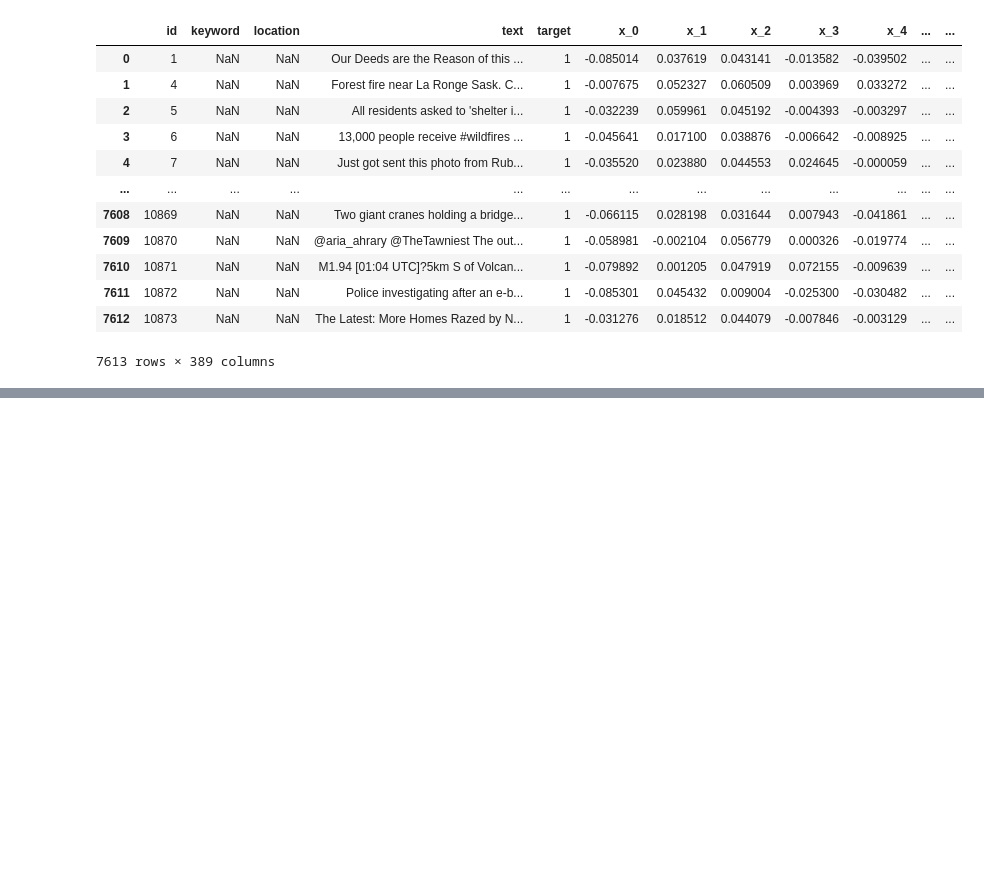
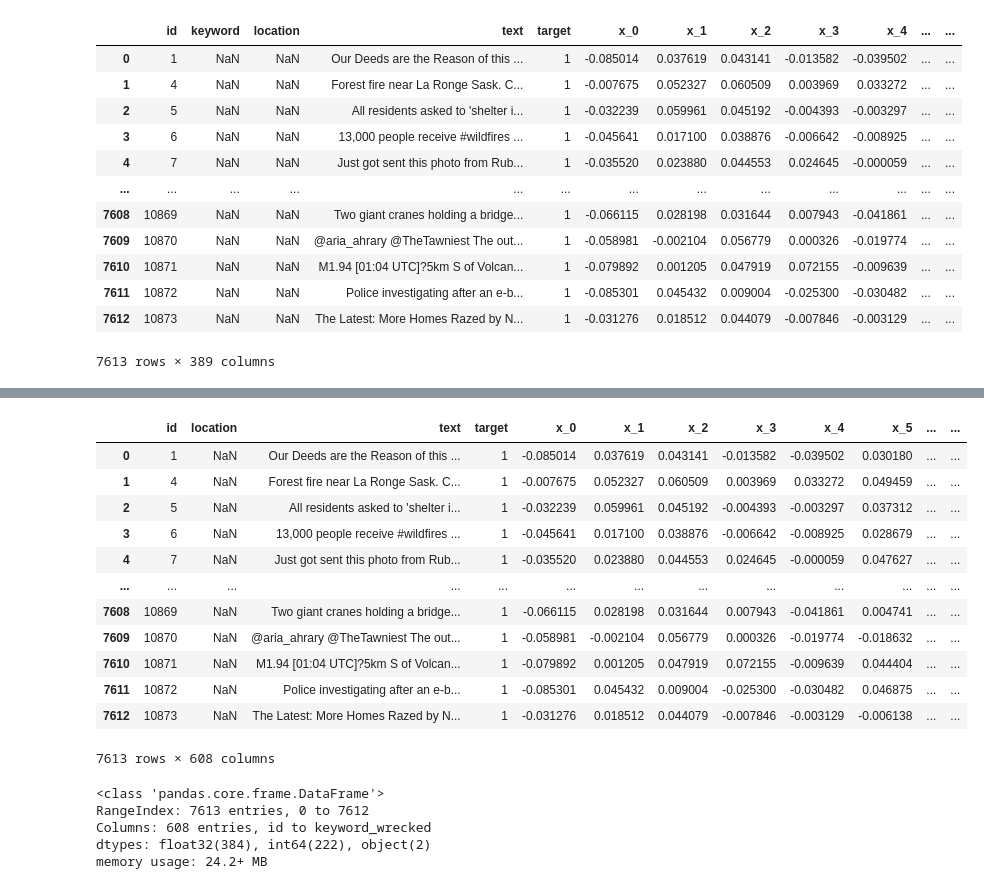
Before and after one commit to celienbonhomme/ml_project, a Jupyter notebook: src/main.ipynb, the cells around one changed output, grey strips where cells are left out. Saved outputs shown, nothing was run; the diff lists cells and outputs as text; code cells hidden in the pictures; blank space fills up the shorter version.

Commit message:
adding first preprocessing of data

```diff
--- a/src/main.ipynb
+++ b/src/main.ipynb
@@ -44,7 +44,7 @@ from sentence_transformers import SentenceTransformer
 # intfloat/e5-small-v2 or intfloat/e5-base-v2 or intfloat/e5-large-v2
 model = SentenceTransformer("intfloat/e5-small-v2")
 # %%
-embeddings = model.encode(data['text'], normalize_embeddings=True, show_progress_bar=True, device='cuda')
+embeddings = model.encode(data['text'], normalize_embeddings=True, show_progress_bar=True)
 # %%
 nb_comp = len(embeddings[0])
 nb_data = len(embeddings)
@@ -72,0 +115,28 @@ data
+# %%
+columns = ['keyword']
+data1 = pd.get_dummies(data, columns=columns, drop_first=True)
+data1.replace({False: 0, True: 1}, inplace=True)
+# %%
+data1
+# %% [output]
+|  | id | location | text | target | x_0 | x_1 | x_2 | x_3 | x_4 | x_5 | ... | ... |
+| 0 | 1 | NaN | Our Deeds are the Reason of this ... | 1 | -0.085014 | 0.037619 | 0.043141 | -0.013582 | -0.039502 | 0.030180 | ... | ... |
+| 1 | 4 | NaN | Forest fire near La Ronge Sask. C... | 1 | -0.007675 | 0.052327 | 0.060509 | 0.003969 | 0.033272 | 0.049459 | ... | ... |
+| 2 | 5 | NaN | All residents asked to 'shelter i... | 1 | -0.032239 | 0.059961 | 0.045192 | -0.004393 | -0.003297 | 0.037312 | ... | ... |
+| 3 | 6 | NaN | 13,000 people receive #wildfires ... | 1 | -0.045641 | 0.017100 | 0.038876 | -0.006642 | -0.008925 | 0.028679 | ... | ... |
+| 4 | 7 | NaN | Just got sent this photo from Rub... | 1 | -0.035520 | 0.023880 | 0.044553 | 0.024645 | -0.000059 | 0.047627 | ... | ... |
+| ... | ... | ... | ... | ... | ... | ... | ... | ... | ... | ... | ... | ... |
+| 7608 | 10869 | NaN | Two giant cranes holding a bridge... | 1 | -0.066115 | 0.028198 | 0.031644 | 0.007943 | -0.041861 | 0.004741 | ... | ... |
+| 7609 | 10870 | NaN | @aria_ahrary @TheTawniest The out... | 1 | -0.058981 | -0.002104 | 0.056779 | 0.000326 | -0.019774 | -0.018632 | ... | ... |
+| 7610 | 10871 | NaN | M1.94 [01:04 UTC]?5km S of Volcan... | 1 | -0.079892 | 0.001205 | 0.047919 | 0.072155 | -0.009639 | 0.044404 | ... | ... |
+| 7611 | 10872 | NaN | Police investigating after an e-b... | 1 | -0.085301 | 0.045432 | 0.009004 | -0.025300 | -0.030482 | 0.046875 | ... | ... |
+| 7612 | 10873 | NaN | The Latest: More Homes Razed by N... | 1 | -0.031276 | 0.018512 | 0.044079 | -0.007846 | -0.003129 | -0.006138 | ... | ... |
+7613 rows × 608 columns
+# %%
+data1.info()
+# %% [output]
+<class 'pandas.core.frame.DataFrame'>
+RangeIndex: 7613 entries, 0 to 7612
+Columns: 608 entries, id to keyword_wrecked
+dtypes: float32(384), int64(222), object(2)
+memory usage: 24.2+ MB
```
Also changed, not shown: parts of 6 cells of this notebook.
